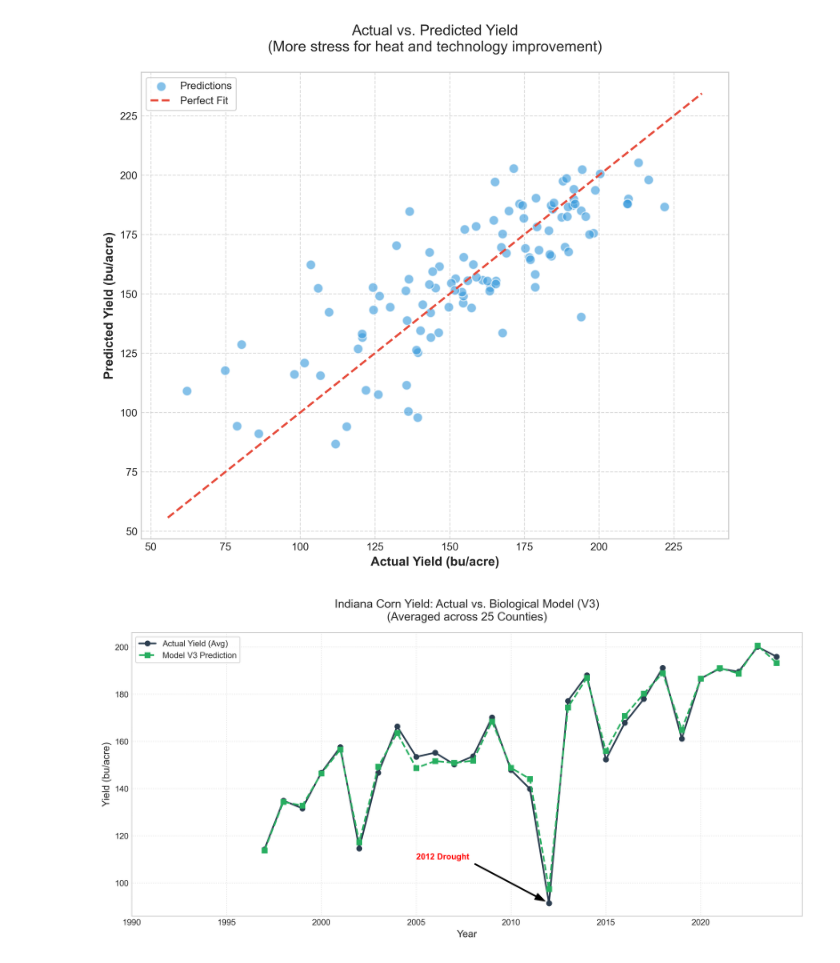
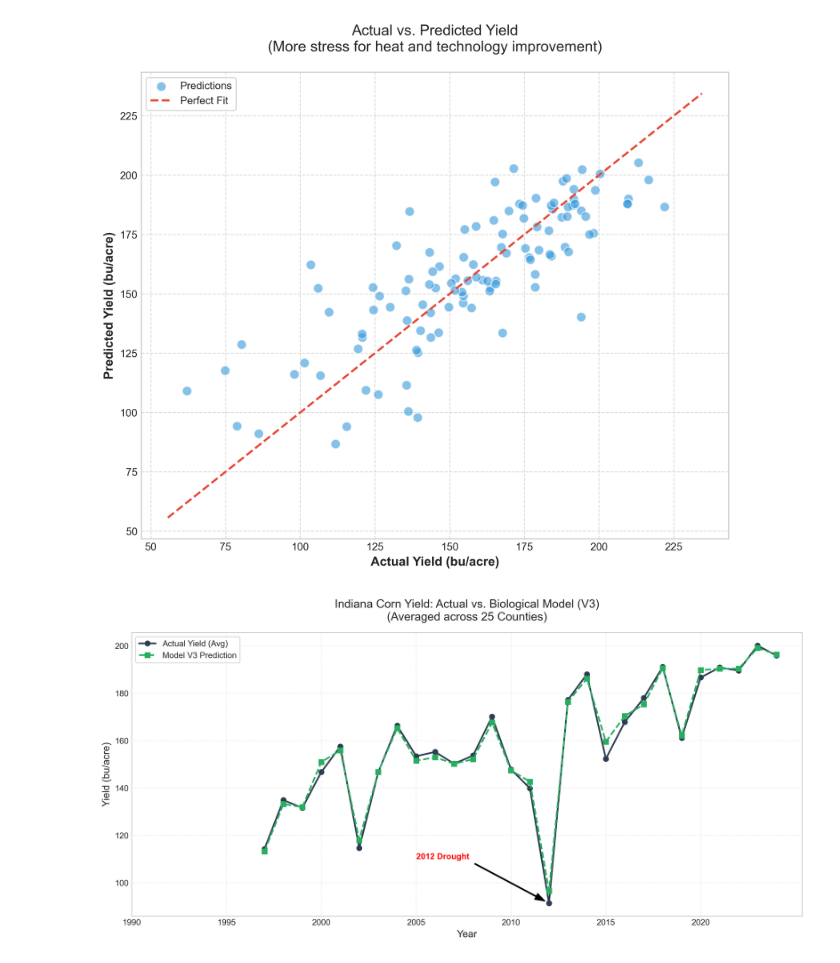
Before and after one commit to ShunIde/Crop-Yield-Prediction-Project, a Jupyter notebook: Crop Yield Project/crop_yield_prediction_pca.ipynb, the cells around one changed output. Saved outputs shown, nothing was run; the diff lists cells and outputs as text; code cells hidden in the pictures.

```diff
--- a/Crop Yield Project/crop_yield_prediction_pca.ipynb
+++ b/Crop Yield Project/crop_yield_prediction_pca.ipynb
@@ -173,7 +173,7 @@ X_scaled = scaler.fit_transform(X)
 
 # 3. Apply PCA
 # Let's start by reducing 48 variables down to 2 "Climate Components"
-pca = PCA(n_components=3)
+pca = PCA(n_components=2)
 X_pca = pca.fit_transform(X_scaled)
 
 tsne = TSNE(n_components=2, perplexity=40, random_state=42, init='pca', learning_rate='auto')
@@ -406,7 +406,7 @@ import pandas as pd
 
 # 1. Generate predictions for the ENTIRE dataset using Model V3
 # (Using the features we stacked for X_biological)
-merged_df['predicted_yield'] = model_v3.predict(X_biological)
+merged_df['predicted_yield'] = model_v3_plus.predict(X_v3_plus)
 
 # 2. Aggregate data by year to get the "State Average" for our 25 counties
 yearly_comparison = merged_df.groupby('year').agg({
@@ -419,31 +419,31 @@ plt.figure(figsize=(12, 6), dpi=150)
 
 # Plot Actual Yield
 plt.plot(yearly_comparison['year'], yearly_comparison['value'],
          marker='o', label='Actual Yield (Avg)', color='#2c3e50', linewidth=2, markersize=6)
 
 # Plot Predicted Yield
 plt.plot(yearly_comparison['year'], yearly_comparison['predicted_yield'],
          marker='s', label='Model V3 Prediction', color='#27ae60', linestyle='--', linewidth=2, markersize=6)
 
 # 4. Highlight the 2012 Drought
 plt.annotate('2012 Drought',
              xy=(2012, yearly_comparison.loc[yearly_comparison['year'] == 2012, 'value'].values[0]),
              xytext=(2005, 110),
              arrowprops=dict(facecolor='black', shrink=0.05, width=1, headwidth=8),
              fontsize=10, fontweight='bold', color='red')
 
 # 5. Formatting
 plt.title("Indiana Corn Yield: Actual vs. Biological Model (V3)\n(Averaged across 25 Counties)", fontsize=14, pad=15)
 plt.xlabel("Year", fontsize=12)
 plt.ylabel("Yield (bu/acre)", fontsize=12)
 plt.grid(True, linestyle=':', alpha=0.6)
 plt.legend(frameon=True, loc='upper left')
 
 # Set clean x-axis ticks
 plt.xticks(range(1990, 2025, 5))
 
 plt.tight_layout()
 plt.savefig('annual_prediction_accuracy.png', dpi=300)
 plt.show()
 # %% [output]
-[figure, old version]
+[figure, new version]
```
Also changed, not shown: parts of 4 cells of this notebook, 1 other file.
